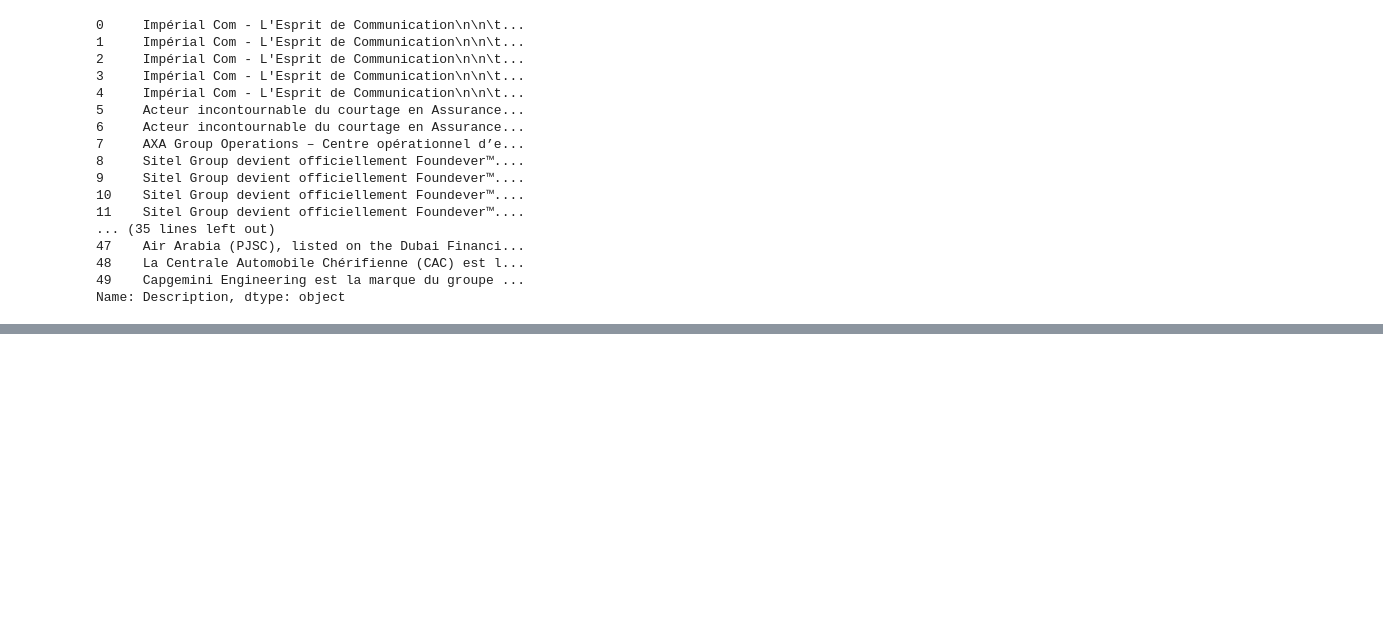
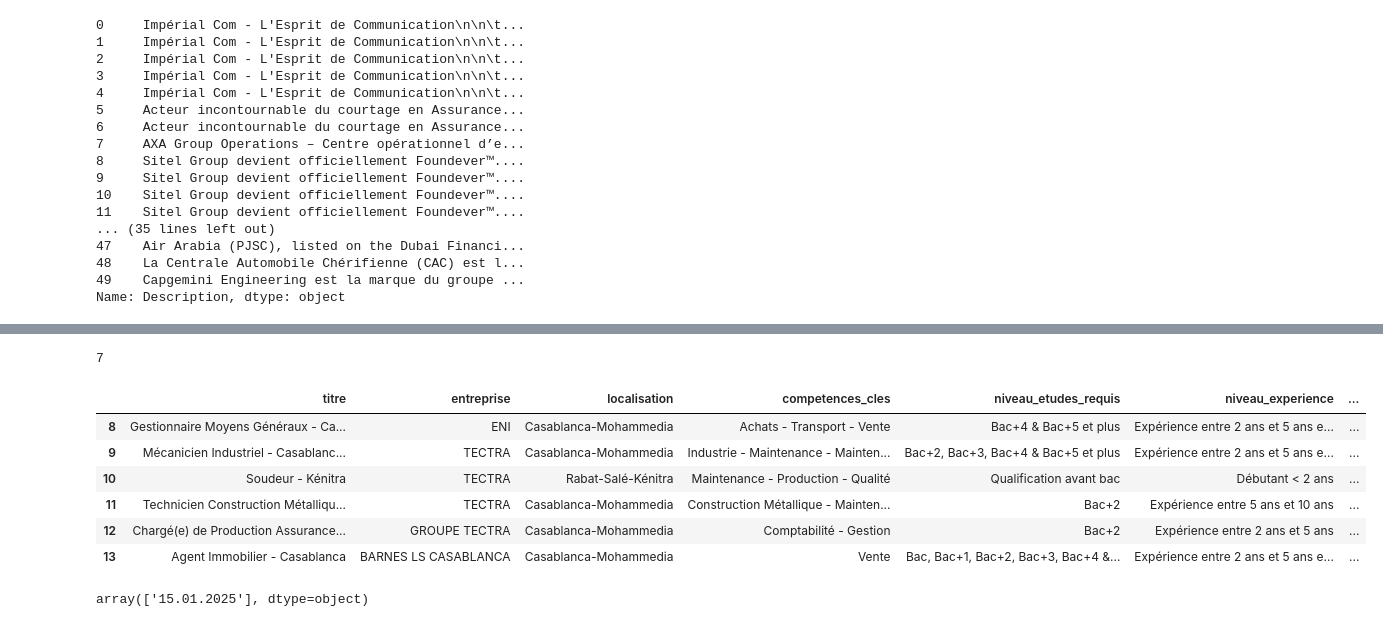
Before and after one commit to abdeladime2003/Job_Recommendation, a Jupyter notebook: tets1.ipynb, the cells around one changed output, grey strips where cells are left out. Drawn from its saved outputs; the diff is of its cells as text; code cells hidden in the pictures; blank space fills up the shorter version.

```diff
--- a/tets1.ipynb
+++ b/tets1.ipynb
@@ -144,0 +149,2 @@ Name: Description, dtype: object
+# %%
+df5=pd.read_csv(r"C:\Users\LENOVO\Desktop\project_job\job_listings.csv", encoding='ISO-8859-1')
@@ -144,0 +162,14 @@ Name: Description, dtype: object
+# %%
+len(l)
+# %% [output]
+7
+# %%
+df5.iloc[8:14,:]
+# %% [output]
+|  | titre | entreprise | localisation | competences_cles | niveau_etudes_requis | niveau_experience | ... |
+| 8 | Gestionnaire Moyens Généraux - Ca... | ENI | Casablanca-Mohammedia | Achats - Transport - Vente | Bac+4 & Bac+5 et plus | Expérience entre 2 ans et 5 ans e... | ... |
+| 9 | Mécanicien Industriel - Casablanc... | TECTRA | Casablanca-Mohammedia | Industrie - Maintenance - Mainten... | Bac+2, Bac+3, Bac+4 & Bac+5 et plus | Expérience entre 2 ans et 5 ans e... | ... |
+| 10 | Soudeur - Kénitra | TECTRA | Rabat-Salé-Kénitra | Maintenance - Production - Qualité | Qualification avant bac | Débutant < 2 ans | ... |
+| 11 | Technicien Construction Métalliqu... | TECTRA | Casablanca-Mohammedia | Construction Métallique - Mainten... | Bac+2 | Expérience entre 5 ans et 10 ans | ... |
+| 12 | Chargé(e) de Production Assurance... | GROUPE TECTRA | Casablanca-Mohammedia | Comptabilité - Gestion | Bac+2 | Expérience entre 2 ans et 5 ans | ... |
+| 13 | Agent Immobilier - Casablanca | BARNES LS CASABLANCA | Casablanca-Mohammedia | Vente | Bac, Bac+1, Bac+2, Bac+3, Bac+4 &... | Expérience entre 2 ans et 5 ans e... | ... |
@@ -144,0 +179,4 @@ Name: Description, dtype: object
+# %%
+df6["date_publication"].unique()
+# %% [output]
+array(['15.01.2025'], dtype=object)
```
Also changed, not shown: parts of 4 cells of this notebook, 12 other files.
